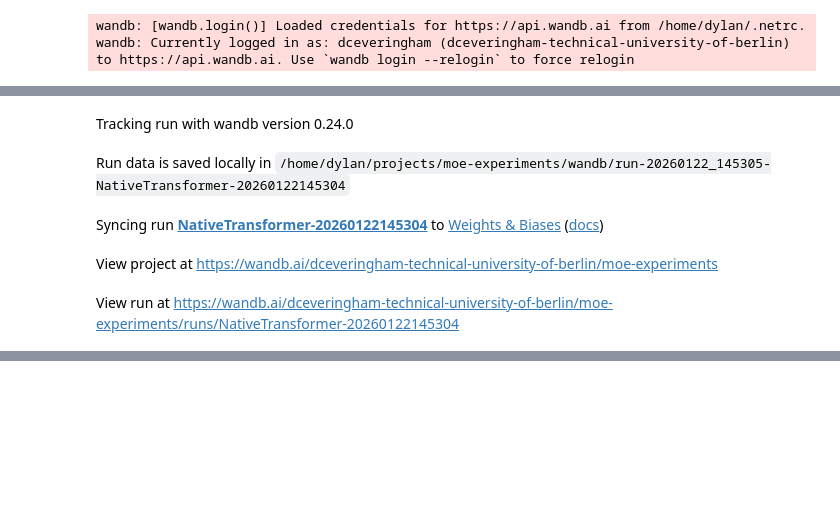
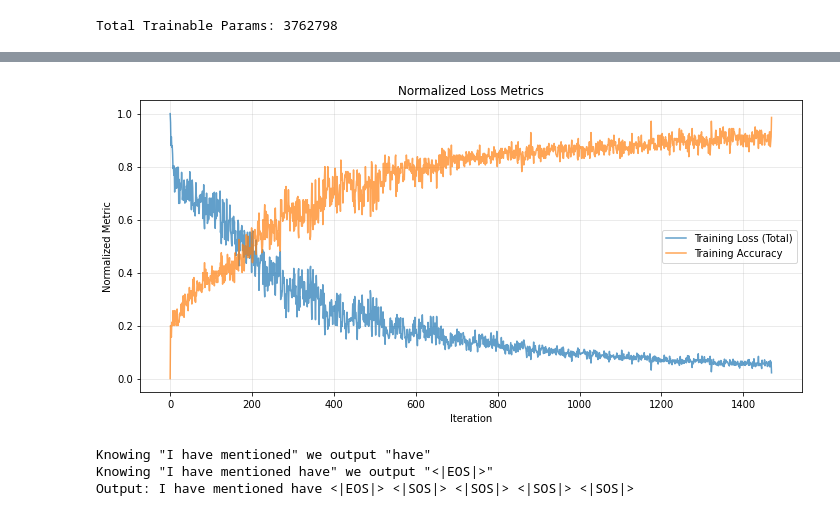
Before and after one commit to deveringham/moe-experiments, a Jupyter notebook: main.ipynb, the cells around one changed output, grey strips where cells are left out. Saved outputs shown, nothing was run; the diff lists cells and outputs as text; code cells hidden in the pictures; blank space fills up the shorter version.

Commit message:
first cut at support for more general text datasets, bugs still present

```diff
--- a/main.ipynb
+++ b/main.ipynb
@@ -8,5 +8,4 @@ torch.manual_seed(seed);
 # %%
-model_basic, args_basic, history_basic = run_experiment_train_basic(enable_wandb=True)
+model_basic, tokenizer_basic, args_basic, history_basic = run_experiment_train_basic_text(enable_wandb=False)
 # %% [output]
-wandb: [wandb.login()] Loaded credentials for https://api.wandb.ai from /home/dylan/.netrc.
-wandb: Currently logged in as: dceveringham (dceveringham-technical-university-of-berlin) to https://api.wandb.ai. Use `wandb login --relogin` to force relogin
+Total Trainable Params: 3762798
@@ -14,5 +11,0 @@ wandb: Currently logged in as: dceveringham (dceveringham-technical-university-o
-Tracking run with wandb version 0.24.0
-Run data is saved locally in /home/dylan/projects/moe-experiments/wandb/run-20260122_145305-NativeTransformer-20260122145304
-Syncing run NativeTransformer-20260122145304 to Weights & Biases (docs)
-View project at https://wandb.ai/dceveringham-technical-university-of-berlin/moe-experiments
-View run at https://wandb.ai/dceveringham-technical-university-of-berlin/moe-experiments/runs/NativeTransformer-20260122145304
@@ -25 +22,18 @@ Epoch: 4, Train loss: 2.753, Train acc: 0.356, Val loss: 2.664, Val acc: 0.370 E
+[figure, added]
+# %%
+start_context = "I have mentioned"
+
+output_text = generate_text(
+    model=model_basic,
+    tokenizer=tokenizer_basic,
+    start_context=start_context,
+    max_length=6,
+    context_size=4
+)
+
+print("Output:", output_text)
+# %% [output]
+Knowing "I have mentioned" we output "have"
+Knowing "I have mentioned have" we output "<|EOS|>"
+Output: I have mentioned have <|EOS|> <|SOS|> <|SOS|> <|SOS|> <|SOS|>
 # %%
```
Also changed, not shown: parts of 6 cells of this notebook, 6 other files.
